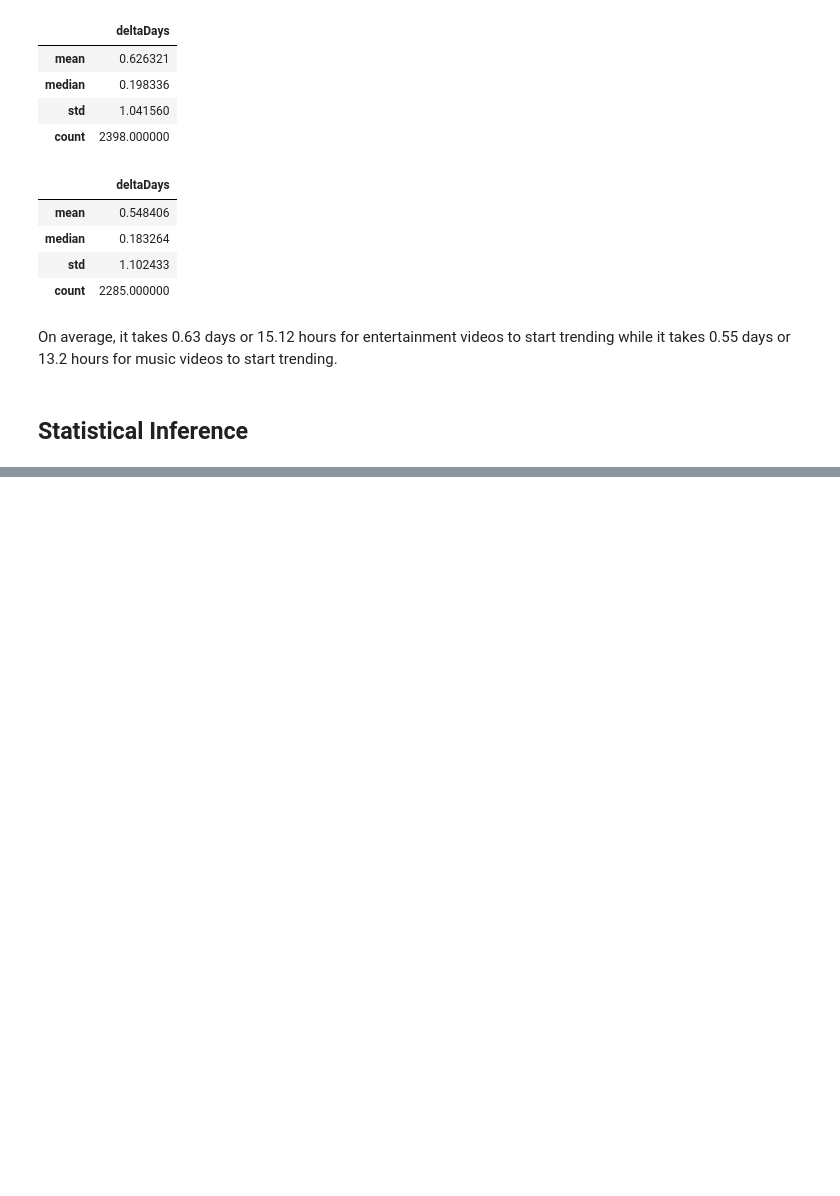
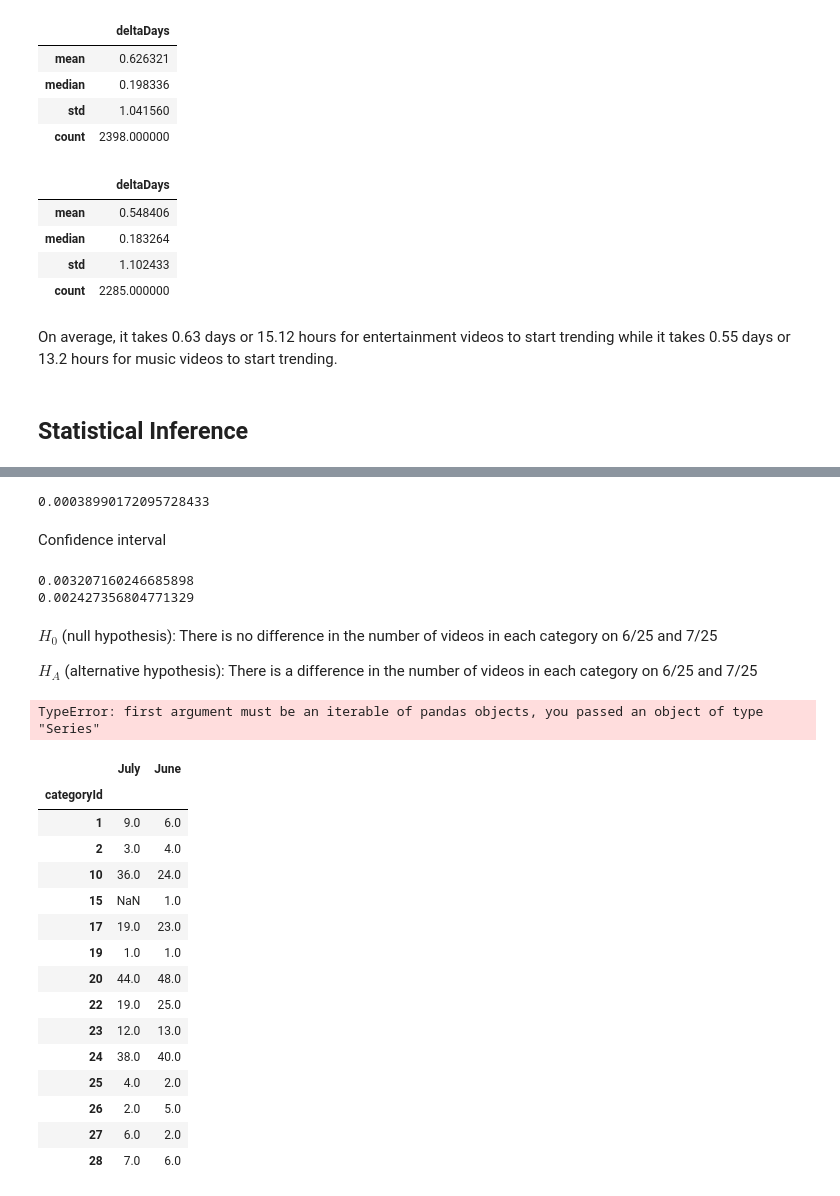
Before and after one commit to kether82/Project-1, a Jupyter notebook: Untitled0.ipynb, the cells around one changed output, grey strips where cells are left out. Cells and saved outputs as stored; diff of their text form; code cells hidden in the pictures; blank space fills up the shorter version.

```diff
--- a/Untitled0.ipynb
+++ b/Untitled0.ipynb
@@ -439,0 +444,45 @@ On average, it takes 0.63 days or 15.12 hours for entertainment videos to start
+# %%
+n = len(trending_US_df)
+p = len(trending_US_df[trending_US_df['trending_date']=='2021-06-25T00:00:00Z'])/n
+margin_of_error = 1.96*(np.sqrt(p*(1-p)/n))
+print(margin_of_error)
+# %% [output]
+0.00038990172095728433
+# %% [markdown]
+Confidence interval
+# %%
+print(p+margin_of_error)
+print(p-margin_of_error)
+# %% [output]
+0.003207160246685898
+0.002427356804771329
+# %% [markdown]
+$H_0$ (null hypothesis): There is no difference in the number of videos in each category on 6/25 and 7/25
+
+$H_A$ (alternative hypothesis): There is a difference in the number of videos in each category on 6/25 and 7/25
+# %%
+
+counts = trending_US_df.groupby("trending_date")["categoryId"].value_counts()
+counts
+# %% [output]
+TypeError: first argument must be an iterable of pandas objects, you passed an object of type "Series"
+# %%
+table = pd.DataFrame([counts['2021-07-25T00:00:00Z'], counts['2021-06-25T00:00:00Z']], index=["July", "June"]).transpose()
+table
+# %% [output]
+|  | July | June |
+| categoryId |  |  |
+| 1 | 9.0 | 6.0 |
+| 2 | 3.0 | 4.0 |
+| 10 | 36.0 | 24.0 |
+| 15 | NaN | 1.0 |
+| 17 | 19.0 | 23.0 |
+| 19 | 1.0 | 1.0 |
+| 20 | 44.0 | 48.0 |
+| 22 | 19.0 | 25.0 |
+| 23 | 12.0 | 13.0 |
+| 24 | 38.0 | 40.0 |
+| 25 | 4.0 | 2.0 |
+| 26 | 2.0 | 5.0 |
+| 27 | 6.0 | 2.0 |
+| 28 | 7.0 | 6.0 |
```
Also changed, not shown: parts of 31 cells of this notebook.
